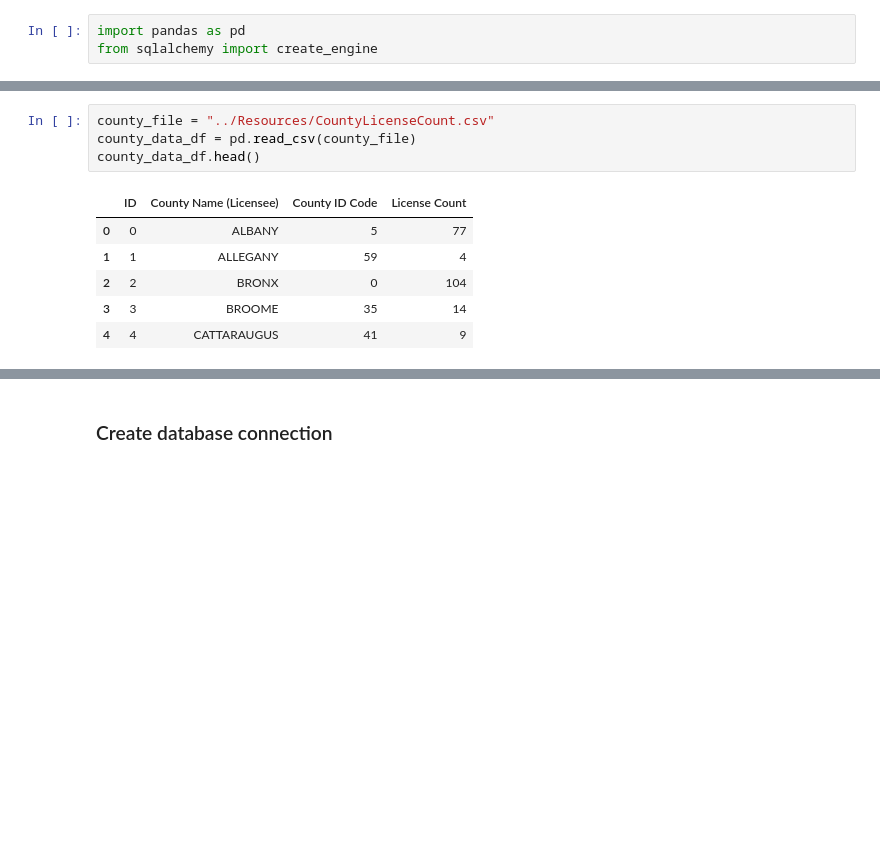
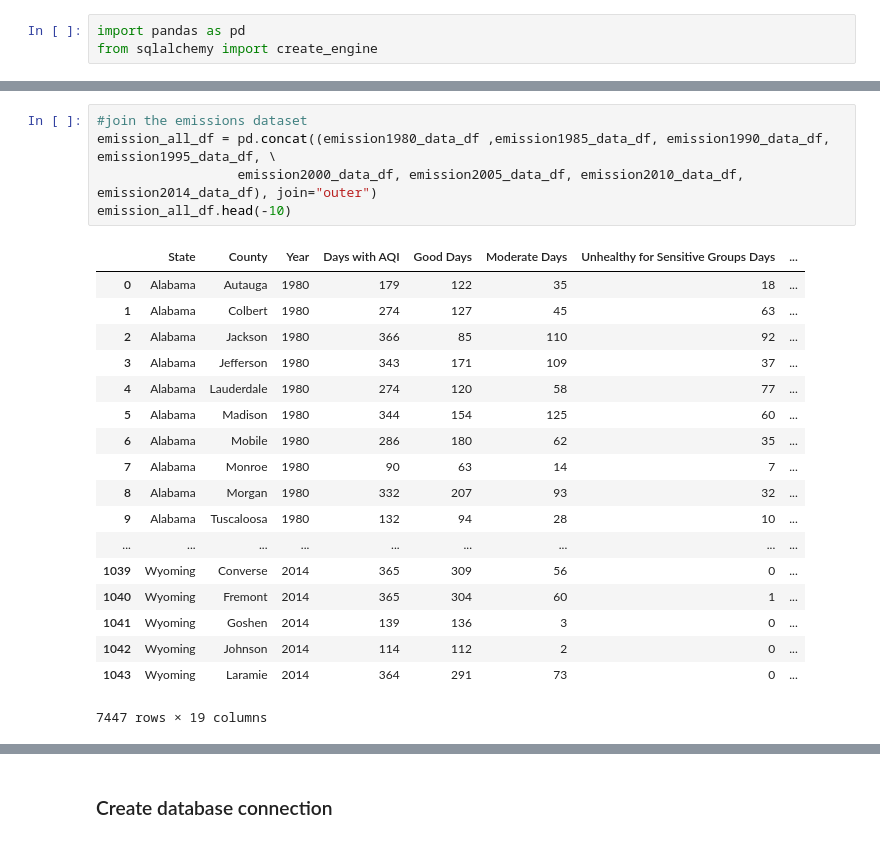
Before and after one commit to prinszi/ETL_Project, a Jupyter notebook: ETL.ipynb, the cells around one changed output, grey strips where cells are left out. Saved outputs shown, nothing was run; the diff lists cells and outputs as text; blank space fills up the shorter version.

Commit message:
dataframe cleaning

```diff
--- a/ETL.ipynb
+++ b/ETL.ipynb
@@ -31,11 +25,24 @@ TypeError: concat() got multiple values for argument 'join'
-# %%
-county_file = "../Resources/CountyLicenseCount.csv"
-county_data_df = pd.read_csv(county_file)
-county_data_df.head()
-# %% [output]
-|  | ID | County Name (Licensee) | County ID Code | License Count |
-| 0 | 0 | ALBANY | 5 | 77 |
-| 1 | 1 | ALLEGANY | 59 | 4 |
-| 2 | 2 | BRONX | 0 | 104 |
-| 3 | 3 | BROOME | 35 | 14 |
-| 4 | 4 | CATTARAUGUS | 41 | 9 |
+# %%
+#join the emissions dataset
+emission_all_df = pd.concat((emission1980_data_df ,emission1985_data_df, emission1990_data_df, emission1995_data_df, \
+                  emission2000_data_df, emission2005_data_df, emission2010_data_df, emission2014_data_df), join="outer")
+emission_all_df.head(-10)
+# %% [output]
+|  | State | County | Year | Days with AQI | Good Days | Moderate Days | Unhealthy for Sensitive Groups Days | ... |
+| 0 | Alabama | Autauga | 1980 | 179 | 122 | 35 | 18 | ... |
+| 1 | Alabama | Colbert | 1980 | 274 | 127 | 45 | 63 | ... |
+| 2 | Alabama | Jackson | 1980 | 366 | 85 | 110 | 92 | ... |
+| 3 | Alabama | Jefferson | 1980 | 343 | 171 | 109 | 37 | ... |
+| 4 | Alabama | Lauderdale | 1980 | 274 | 120 | 58 | 77 | ... |
+| 5 | Alabama | Madison | 1980 | 344 | 154 | 125 | 60 | ... |
+| 6 | Alabama | Mobile | 1980 | 286 | 180 | 62 | 35 | ... |
+| 7 | Alabama | Monroe | 1980 | 90 | 63 | 14 | 7 | ... |
+| 8 | Alabama | Morgan | 1980 | 332 | 207 | 93 | 32 | ... |
+| 9 | Alabama | Tuscaloosa | 1980 | 132 | 94 | 28 | 10 | ... |
+| ... | ... | ... | ... | ... | ... | ... | ... | ... |
+| 1039 | Wyoming | Converse | 2014 | 365 | 309 | 56 | 0 | ... |
+| 1040 | Wyoming | Fremont | 2014 | 365 | 304 | 60 | 1 | ... |
+| 1041 | Wyoming | Goshen | 2014 | 139 | 136 | 3 | 0 | ... |
+| 1042 | Wyoming | Johnson | 2014 | 114 | 112 | 2 | 0 | ... |
+| 1043 | Wyoming | Laramie | 2014 | 364 | 291 | 73 | 0 | ... |
+7447 rows × 19 columns
```
Also changed, not shown: parts of 14 cells of this notebook, 1 other file.
